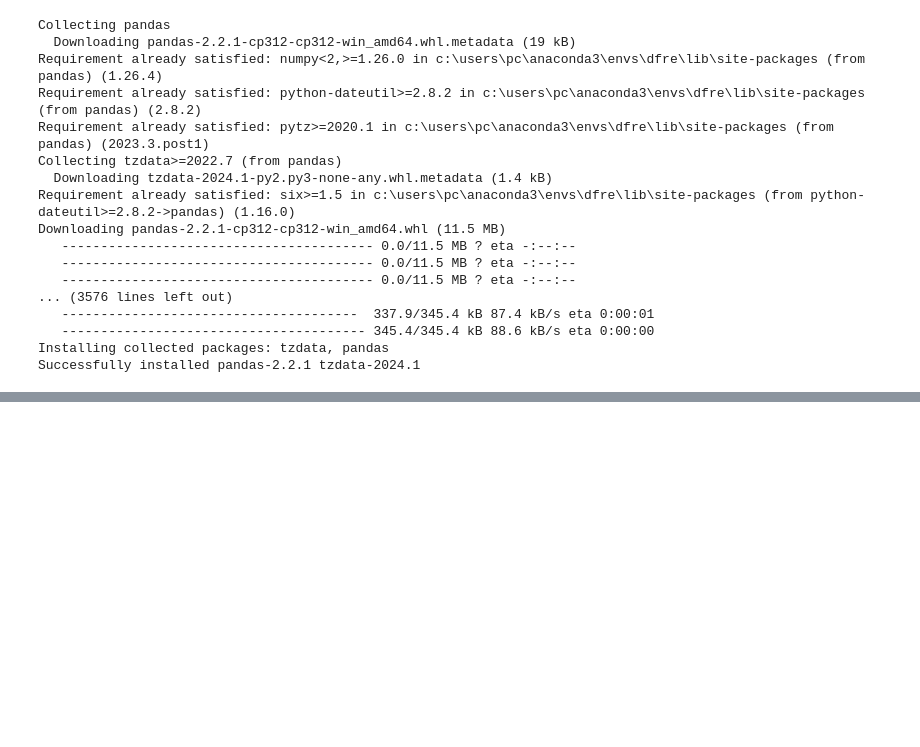
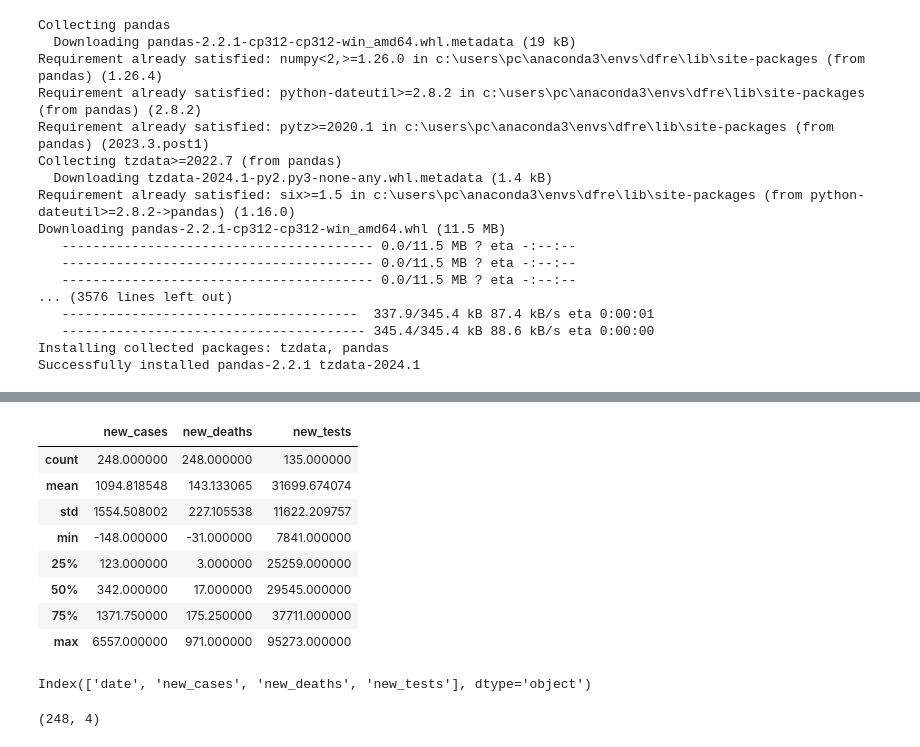
Before and after one commit to Otifredrick/Data-Science-Training-, a Jupyter notebook: pandas_training/analyzing tabular data.ipynb, the cells around one changed output, grey strips where cells are left out. Saved outputs shown, nothing was run; the diff lists cells and outputs as text; code cells hidden in the pictures; blank space fills up the shorter version.

```diff
--- a/pandas_training/analyzing tabular data.ipynb
+++ b/pandas_training/analyzing tabular data.ipynb
@@ -39,0 +66,23 @@ NameError: name 'pd' is not defined
+# %%
+# The .describe method helps with viewing basic statistical information like mean, std, min/max values and number of non empty values
+italy_covid_data.describe()
+# %% [output]
+|  | new_cases | new_deaths | new_tests |
+| count | 248.000000 | 248.000000 | 135.000000 |
+| mean | 1094.818548 | 143.133065 | 31699.674074 |
+| std | 1554.508002 | 227.105538 | 11622.209757 |
+| min | -148.000000 | -31.000000 | 7841.000000 |
+| 25% | 123.000000 | 3.000000 | 25259.000000 |
+| 50% | 342.000000 | 17.000000 | 29545.000000 |
+| 75% | 1371.750000 | 175.250000 | 37711.000000 |
+| max | 6557.000000 | 971.000000 | 95273.000000 |
+# %%
+# The .columns contains the list of columns
+italy_covid_data.columns
+# %% [output]
+Index(['date', 'new_cases', 'new_deaths', 'new_tests'], dtype='object')
+# %%
+#One can also retrive the number of rows and columns in the data frame using the .shape method
+italy_covid_data.shape
+# %% [output]
+(248, 4)
```
Also changed, not shown: parts of 8 cells of this notebook, 1 other file.
